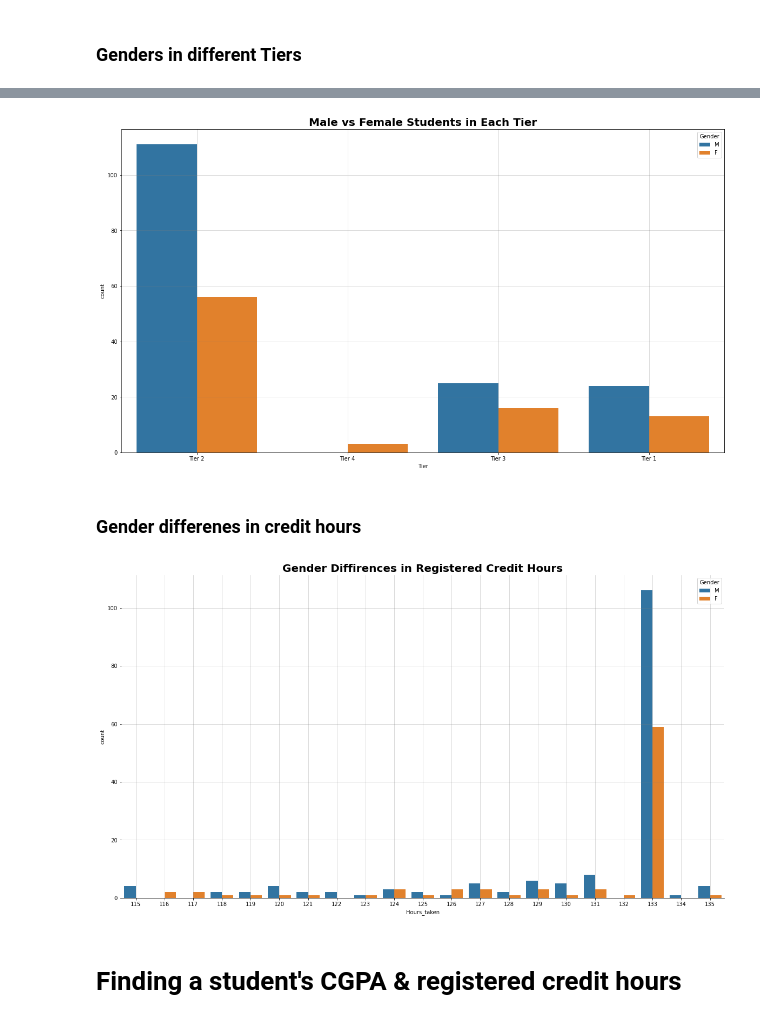
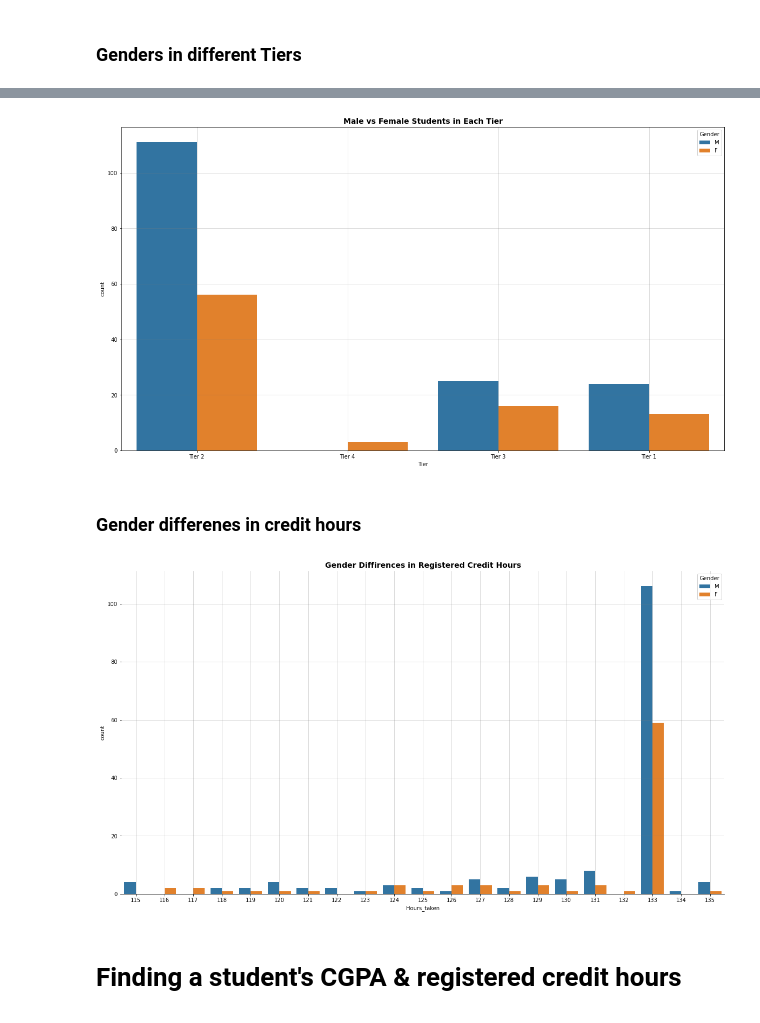
Before and after one commit to abdoitman/Analysing-Class-Scores, a Jupyter notebook: class_data_summary.ipynb, the cells around one changed output, grey strips where cells are left out. Saved outputs shown, nothing was run; the diff lists cells and outputs as text; code cells hidden in the pictures.

```diff
--- a/class_data_summary.ipynb
+++ b/class_data_summary.ipynb
@@ -312,22 +322,22 @@ class_data.sample(10)
 fig , ax = plt.subplots(figsize = (20,11))
 bars = sns.countplot(data= class_data, x='Tier', hue='Gender')
 plt.grid(visible=True , color='grey', alpha=0.35)
-_ = plt.title("Male vs Female Students in Each Tier", fontweight= 'bold', fontsize= 20)
+_ = plt.title("Male vs Female Students in Each Tier", fontweight= 'bold', fontsize= 14)
 # %% [output]
-[figure, old version]
+[figure, new version]
 # %% [markdown]
 ### Gender differenes in credit hours
 # %%
 fig , ax = plt.subplots(figsize = (20,11))
 
 for s in ['top', 'left', 'right']:
     ax.spines[s].set_visible(False)
 
 sns.countplot(data= class_data, x='Hours_taken', hue='Gender')
 plt.grid(visible=True , color='grey', alpha=0.35)
-_ = plt.title("Gender Diffirences in Registered Credit Hours", fontweight= 'bold', fontsize= 20)
+_ = plt.title("Gender Diffirences in Registered Credit Hours", fontweight= 'bold', fontsize= 14)
 # %% [output]
-[figure, old version]
+[figure, new version]
 # %% [markdown]
 # **Finding a student's CGPA & registered credit hours**
 # %%
```
Also changed, not shown: parts of 11 cells of this notebook.
